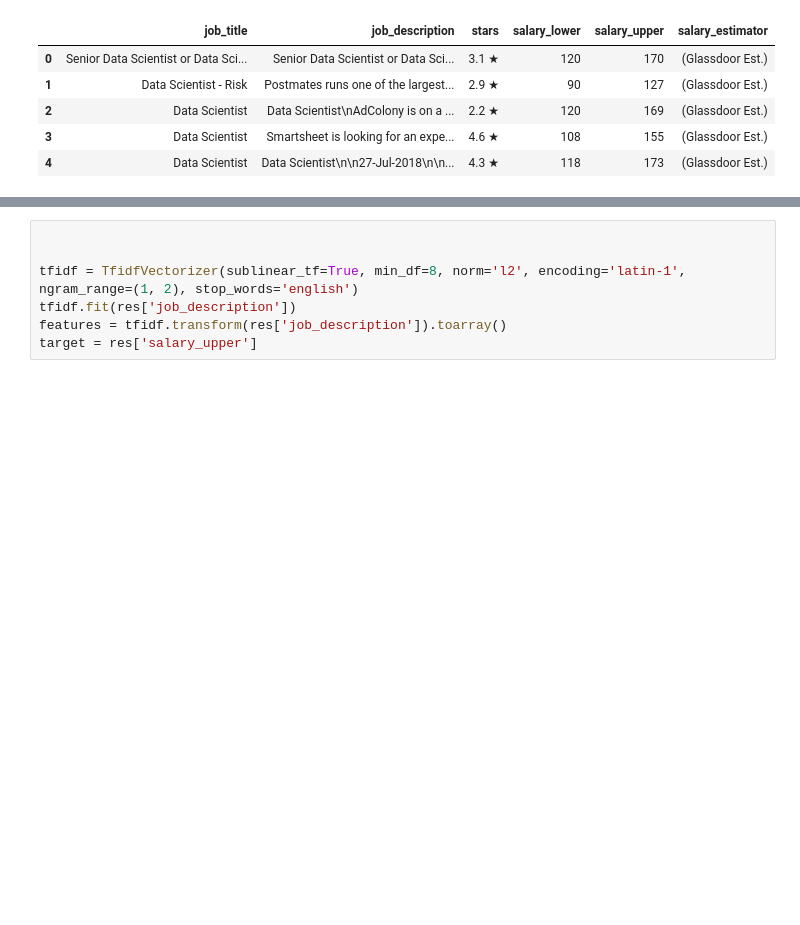
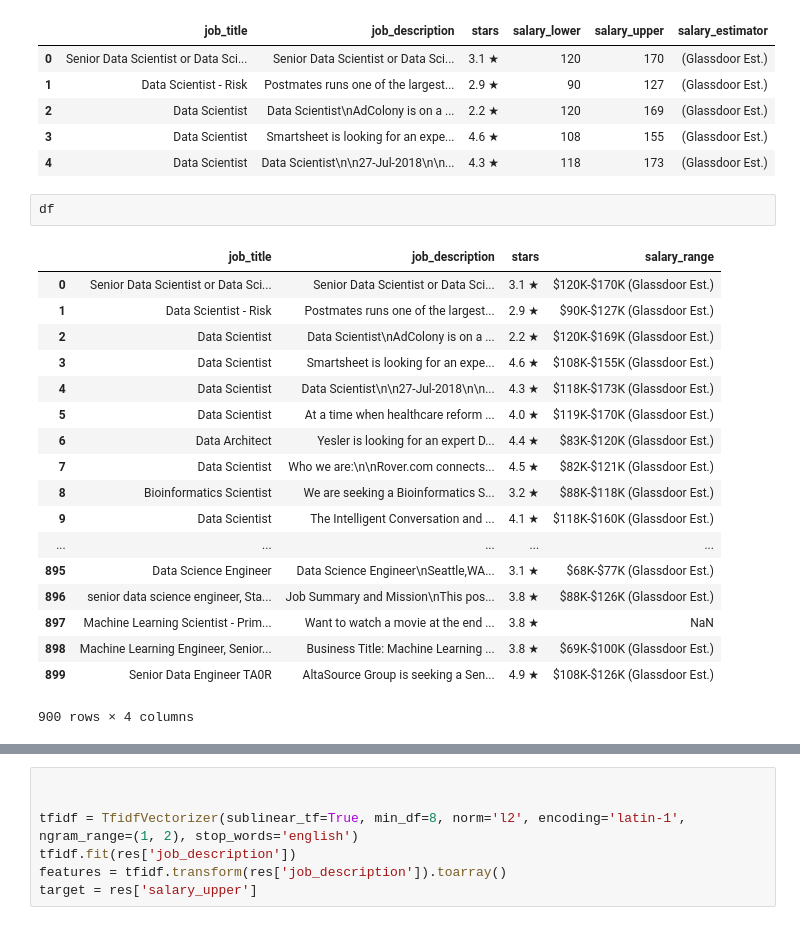
Before and after one commit to michaelfpalmer/level-up, a Jupyter notebook: Working Notebook.ipynb, the cells around one changed output, grey strips where cells are left out. Drawn from its saved outputs; the diff is of its cells as text; blank space fills up the shorter version.

```diff
--- a/Working Notebook.ipynb
+++ b/Working Notebook.ipynb
@@ -23,3 +23,24 @@ res.head()
 | 2 | Data Scientist | Data Scientist\nAdColony is on a ... | 2.2 ★ | 120 | 169 | (Glassdoor Est.) |
 | 3 | Data Scientist | Smartsheet is looking for an expe... | 4.6 ★ | 108 | 155 | (Glassdoor Est.) |
 | 4 | Data Scientist | Data Scientist\n\n27-Jul-2018\n\n... | 4.3 ★ | 118 | 173 | (Glassdoor Est.) |
+# %%
+df
+# %% [output]
+|  | job_title | job_description | stars | salary_range |
+| 0 | Senior Data Scientist or Data Sci... | Senior Data Scientist or Data Sci... | 3.1 ★ | $120K-$170K (Glassdoor Est.) |
+| 1 | Data Scientist - Risk | Postmates runs one of the largest... | 2.9 ★ | $90K-$127K (Glassdoor Est.) |
+| 2 | Data Scientist | Data Scientist\nAdColony is on a ... | 2.2 ★ | $120K-$169K (Glassdoor Est.) |
+| 3 | Data Scientist | Smartsheet is looking for an expe... | 4.6 ★ | $108K-$155K (Glassdoor Est.) |
+| 4 | Data Scientist | Data Scientist\n\n27-Jul-2018\n\n... | 4.3 ★ | $118K-$173K (Glassdoor Est.) |
+| 5 | Data Scientist | At a time when healthcare reform ... | 4.0 ★ | $119K-$170K (Glassdoor Est.) |
+| 6 | Data Architect | Yesler is looking for an expert D... | 4.4 ★ | $83K-$120K (Glassdoor Est.) |
+| 7 | Data Scientist | Who we are:\n\nRover.com connects... | 4.5 ★ | $82K-$121K (Glassdoor Est.) |
+| 8 | Bioinformatics Scientist | We are seeking a Bioinformatics S... | 3.2 ★ | $88K-$118K (Glassdoor Est.) |
+| 9 | Data Scientist | The Intelligent Conversation and ... | 4.1 ★ | $118K-$160K (Glassdoor Est.) |
+| ... | ... | ... | ... | ... |
+| 895 | Data Science Engineer | Data Science Engineer\nSeattle,WA... | 3.1 ★ | $68K-$77K (Glassdoor Est.) |
+| 896 | senior data science engineer, Sta... | Job Summary and Mission\nThis pos... | 3.8 ★ | $88K-$126K (Glassdoor Est.) |
+| 897 | Machine Learning Scientist - Prim... | Want to watch a movie at the end ... | 3.8 ★ | NaN |
+| 898 | Machine Learning Engineer, Senior... | Business Title: Machine Learning ... | 3.8 ★ | $69K-$100K (Glassdoor Est.) |
+| 899 | Senior Data Engineer TA0R | AltaSource Group is seeking a Sen... | 4.9 ★ | $108K-$126K (Glassdoor Est.) |
+900 rows × 4 columns
```
Also changed, not shown: parts of 25 cells of this notebook, 1 other file.
